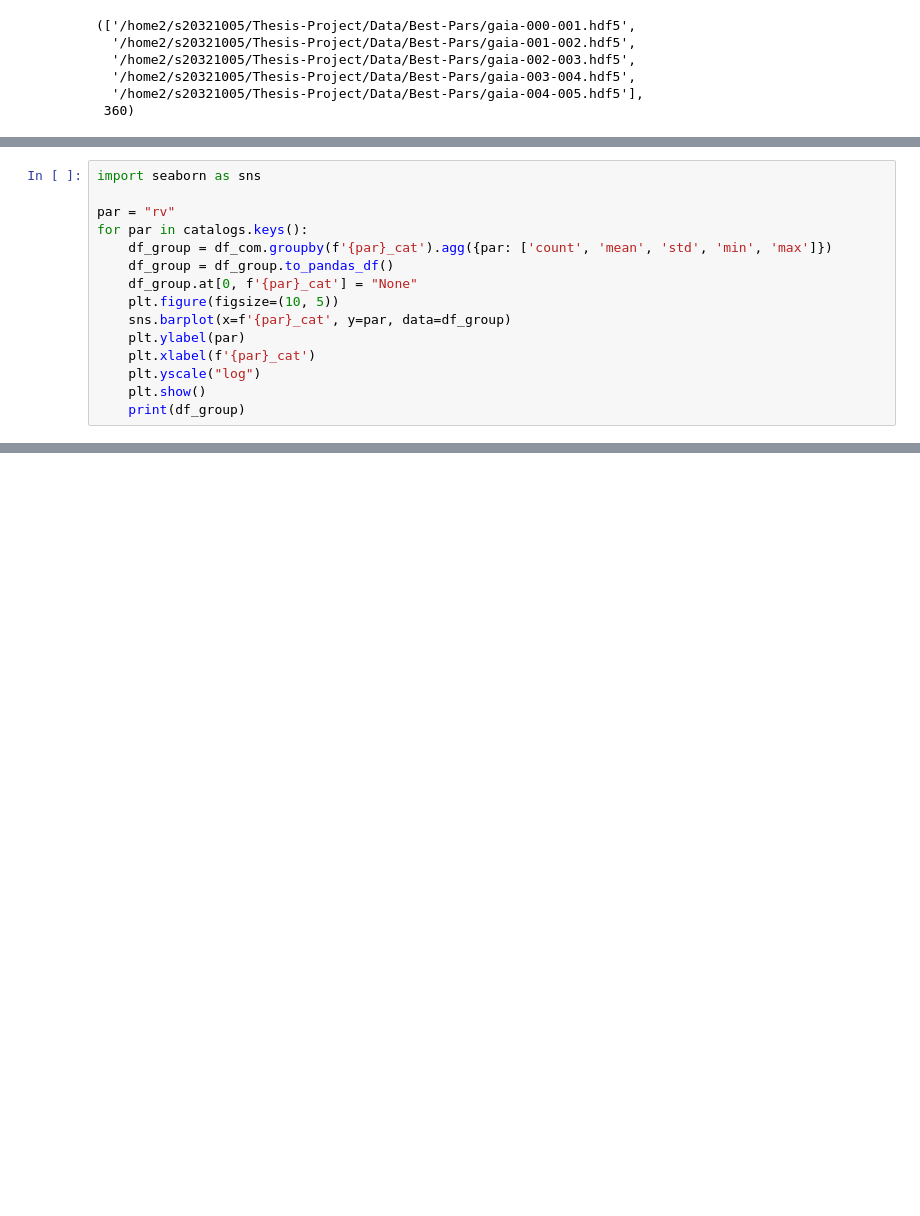
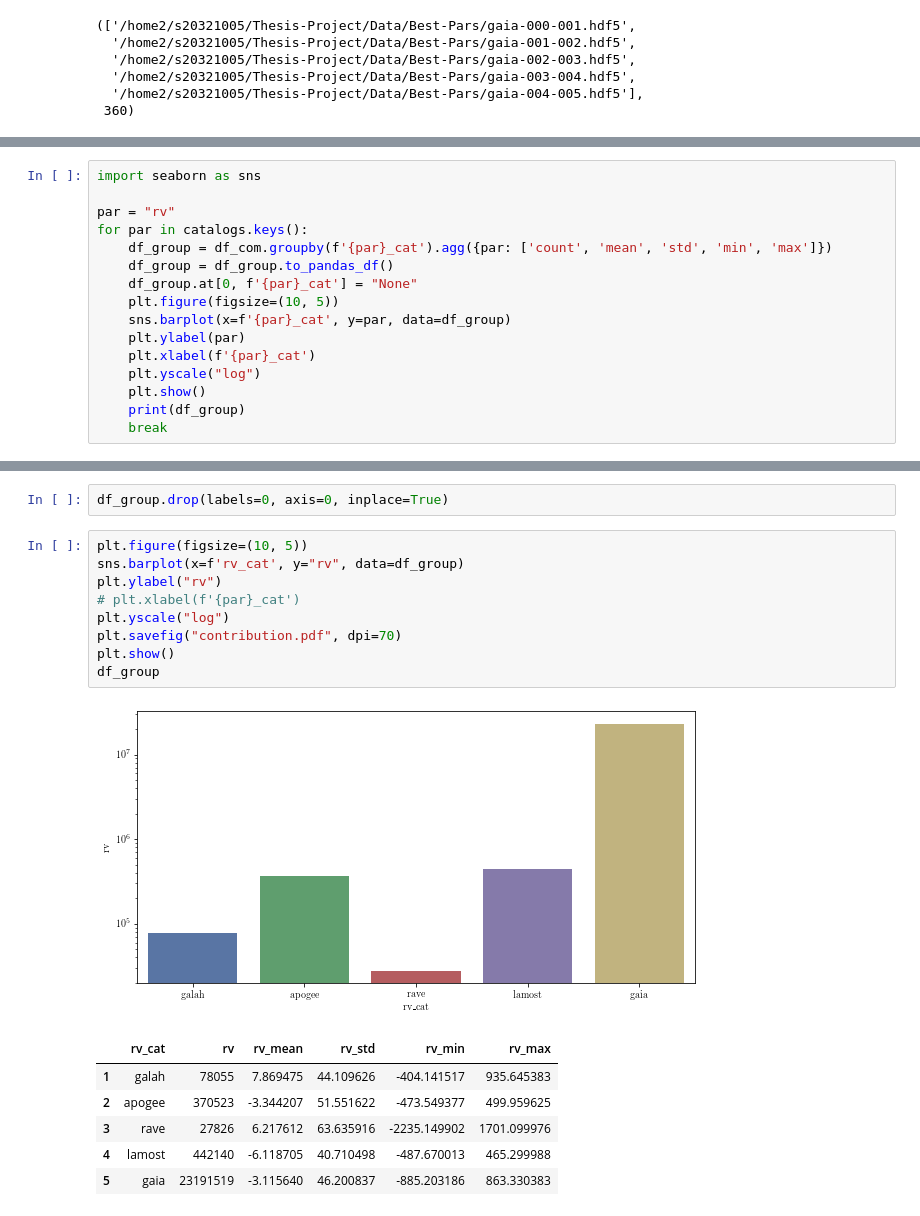
Before and after one commit to Alisyaifudin/Thesis-Project, a Jupyter notebook: 2_Cleaning/2.2. Best Parameters.ipynb, the cells around one changed output, grey strips where cells are left out. Saved outputs shown, nothing was run; the diff lists cells and outputs as text; blank space fills up the shorter version.

```diff
--- a/2_Cleaning/2.2. Best Parameters.ipynb
+++ b/2_Cleaning/2.2. Best Parameters.ipynb
@@ -538,6 +538,7 @@ for par in catalogs.keys():
     plt.yscale("log")
     plt.show()
     print(df_group)
+    break
 # %% [output]
 [figure]
    rv_cat        rv   rv_mean     rv_std       rv_min       rv_max
@@ -589,0 +551,19 @@ for par in catalogs.keys():
+# %%
+df_group.drop(labels=0, axis=0, inplace=True)
+# %%
+plt.figure(figsize=(10, 5))
+sns.barplot(x=f'rv_cat', y="rv", data=df_group)
+plt.ylabel("rv")
+# plt.xlabel(f'{par}_cat')
+plt.yscale("log")
+plt.savefig("contribution.pdf", dpi=70)
+plt.show()
+df_group
+# %% [output]
+[figure, added]
+|  | rv_cat | rv | rv_mean | rv_std | rv_min | rv_max |
+| 1 | galah | 78055 | 7.869475 | 44.109626 | -404.141517 | 935.645383 |
+| 2 | apogee | 370523 | -3.344207 | 51.551622 | -473.549377 | 499.959625 |
+| 3 | rave | 27826 | 6.217612 | 63.635916 | -2235.149902 | 1701.099976 |
+| 4 | lamost | 442140 | -6.118705 | 40.710498 | -487.670013 | 465.299988 |
+| 5 | gaia | 23191519 | -3.115640 | 46.200837 | -885.203186 | 863.330383 |
```
Also changed, not shown: parts of 1 cell of this notebook, 2 other files.
